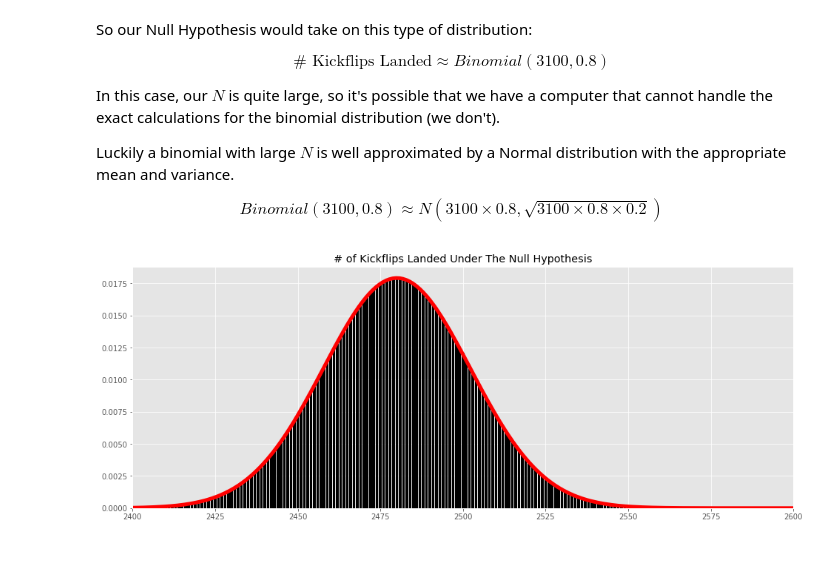
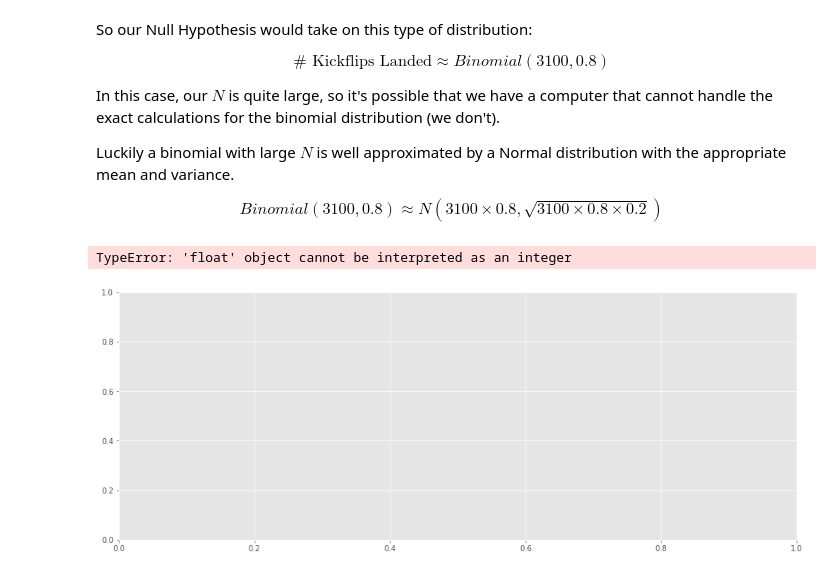
Before and after one commit to arw-625/Happiest-Generation, a Jupyter notebook: Happiest -Gen.ipynb, the cells around one changed output. Cells and saved outputs as stored; diff of their text form; code cells hidden in the pictures.

```diff
--- a/Happiest -Gen.ipynb
+++ b/Happiest -Gen.ipynb
@@ -772,36 +807,37 @@ Luckily a binomial with large $N$ is well approximated by a Normal distribution
 
 $$ Binomial(3100, 0.8) \approx N(3100 \times 0.8, \sqrt{3100 \times 0.8 \times 0.2}) $$
 # %%
-binomial = stats.binom(n=3100, p=0.80)
-binomial_mean = 0.8 * 3100
-binomial_var = 3100 * 0.8 * 0.2
-normal_approx = stats.norm(binomial_mean, np.sqrt(binomial_var))
-x = np.linspace(0, 3100, num=3000)
+# binomial = stats.binom(n=3100, p=0.80)
+# binomial_mean = 0.8 * 3100
+# binomial_var = 3100 * 0.8 * 0.2
+# normal_approx = stats.norm(binomial_mean, np.sqrt(binomial_var))
+# x = np.linspace(0, 3100, num=3000)
 
-fig, ax = plt.subplots(1, figsize=(16, 6))
+# fig, ax = plt.subplots(1, figsize=(16, 6))
 
-bar_sizes = [binomial.pmf(i) for i in range(3101)]
-bars = ax.bar(range(3101), bar_sizes, color="k", align="center")
-ax.plot(x, normal_approx.pdf(x), linewidth=5, c = 'r')
-ax.set_xlim(2400, 2600)
+# bar_sizes = [binomial.pmf(i) for i in range(3101)]
+# bars = ax.bar(range(3101), bar_sizes, color="k", align="center")
+# ax.plot(x, normal_approx.pdf(x), linewidth=5, c = 'r')
+# ax.set_xlim(2400, 2600)
 
-ax.set_title("# of Kickflips Landed Under The Null Hypothesis");
+# ax.set_title("# of Kickflips Landed Under The Null Hypothesis");
-# %% [output]
-[figure, removed]
 # %%
-binomial = stats.binom(n=2300872, p=0.30)
+binomial = stats.binom(n=2300.872, p=0.30)
 binomial_mean = 0.3 * 2300872
-binomial_var = 2300872 * 0.30 * 0.7
+binomial_var = 2300.872 * 0.30 * 0.7
 normal_approx = stats.norm(binomial_mean, np.sqrt(binomial_var))
-x = np.linspace(0, 2300872, num=2300871)
+x = np.linspace(0, 2300.872, num=2301)
 
 fig, ax = plt.subplots(1, figsize=(16, 6))
 
-bar_sizes = [binomial.pmf(i) for i in range(2300872)]
-bars = ax.bar(range(2300872), bar_sizes, color="k", align="center")
+bar_sizes = [binomial.pmf(i) for i in range(2300.872)]
+bars = ax.bar(range(2300.872), bar_sizes, color="k", align="center")
 ax.plot(x, normal_approx.pdf(x), linewidth=5, c = 'r')
-ax.set_xlim(2000000, 2300872)
+ax.set_xlim(2000, 2300.872)
 plt.tight_layout()
 ax.set_title("# Boomer Suicides Under The Null Hypothesis");
 plt.show()
+# %% [output]
+TypeError: 'float' object cannot be interpreted as an integer
+[figure, added]
 # %%
```
Also changed, not shown: parts of 6 cells of this notebook, 6 other files.
